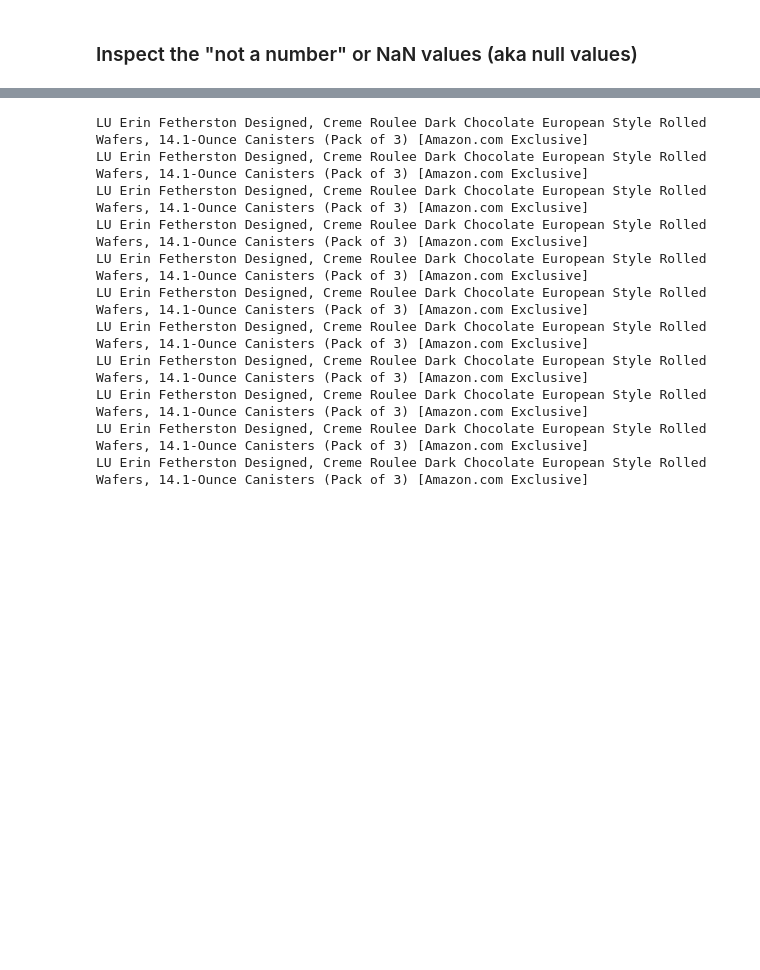
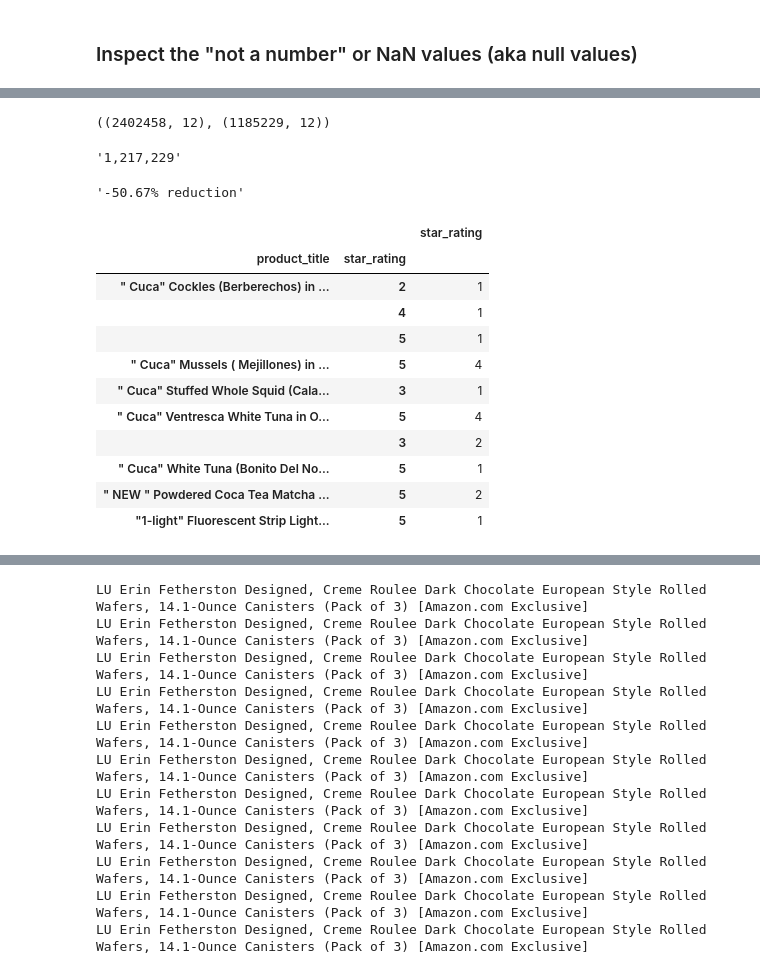
Before and after one commit to yksnilowyrahcaz/Product_Reviews_Analysis, a Jupyter notebook: eda.ipynb, the cells around one changed output, grey strips where cells are left out. Cells and saved outputs as stored; diff of their text form; code cells hidden in the pictures; blank space fills up the shorter version.

```diff
--- a/eda.ipynb
+++ b/eda.ipynb
@@ -142,0 +161,12 @@ df.head()
+# %%
+df.shape, result.shape
+# %% [output]
+((2402458, 12), (1185229, 12))
+# %%
+f'{df.shape[0] - result.shape[0]:,.0f}'
+# %% [output]
+'1,217,229'
+# %%
+f'{(result.shape[0]-df.shape[0])/df.shape[0]:,.2%} reduction'
+# %% [output]
+'-50.67% reduction'
@@ -142,0 +175,15 @@ df.head()
+# %%
+df.groupby('product_title').star_rating.value_counts().to_frame().iloc[:10]
+# %% [output]
+|  |  | star_rating |
+| product_title | star_rating |  |
+| " Cuca" Cockles (Berberechos) in ... | 2 | 1 |
+|  | 4 | 1 |
+|  | 5 | 1 |
+| " Cuca" Mussels ( Mejillones) in ... | 5 | 4 |
+| " Cuca" Stuffed Whole Squid (Cala... | 3 | 1 |
+| " Cuca" Ventresca White Tuna in O... | 5 | 4 |
+|  | 3 | 2 |
+| " Cuca" White Tuna (Bonito Del No... | 5 | 1 |
+| " NEW " Powdered Coca Tea Matcha ... | 5 | 2 |
+| "1-light" Fluorescent Strip Light... | 5 | 1 |
```
Also changed, not shown: parts of 24 cells of this notebook.
